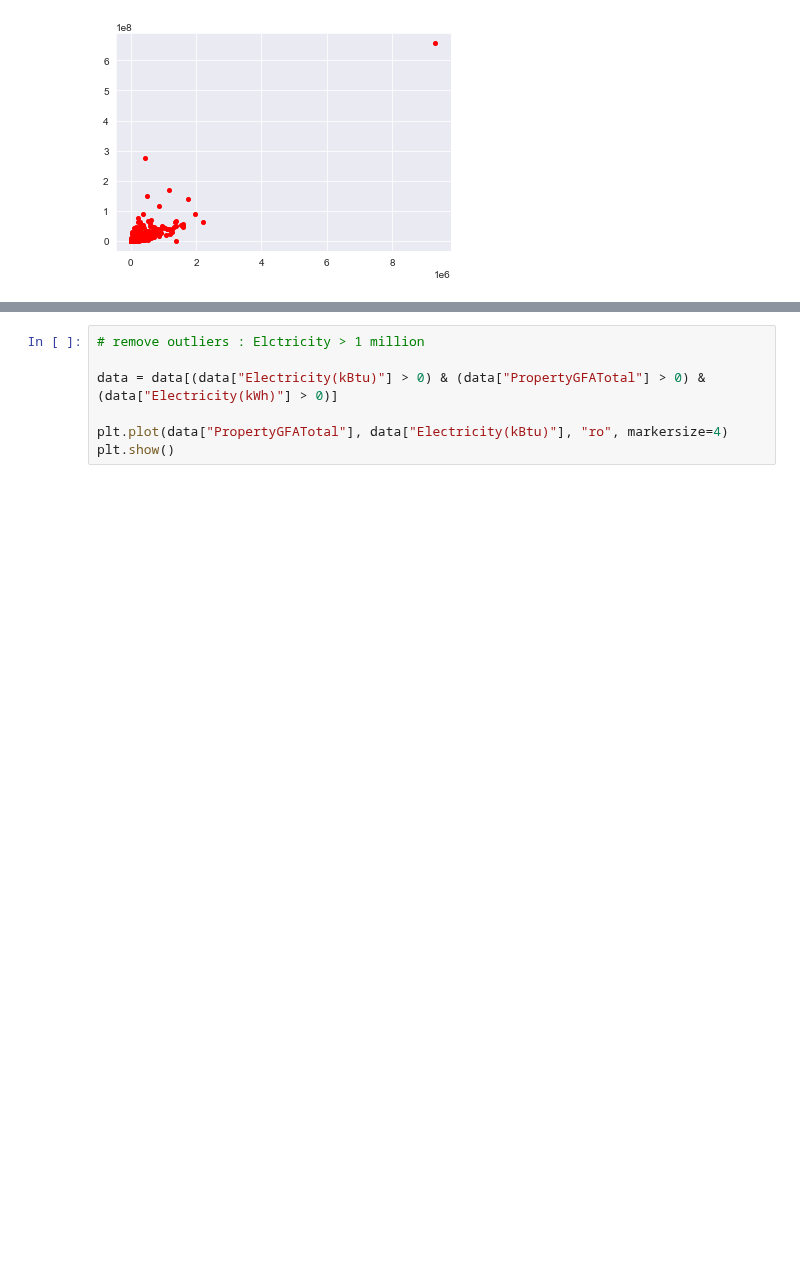
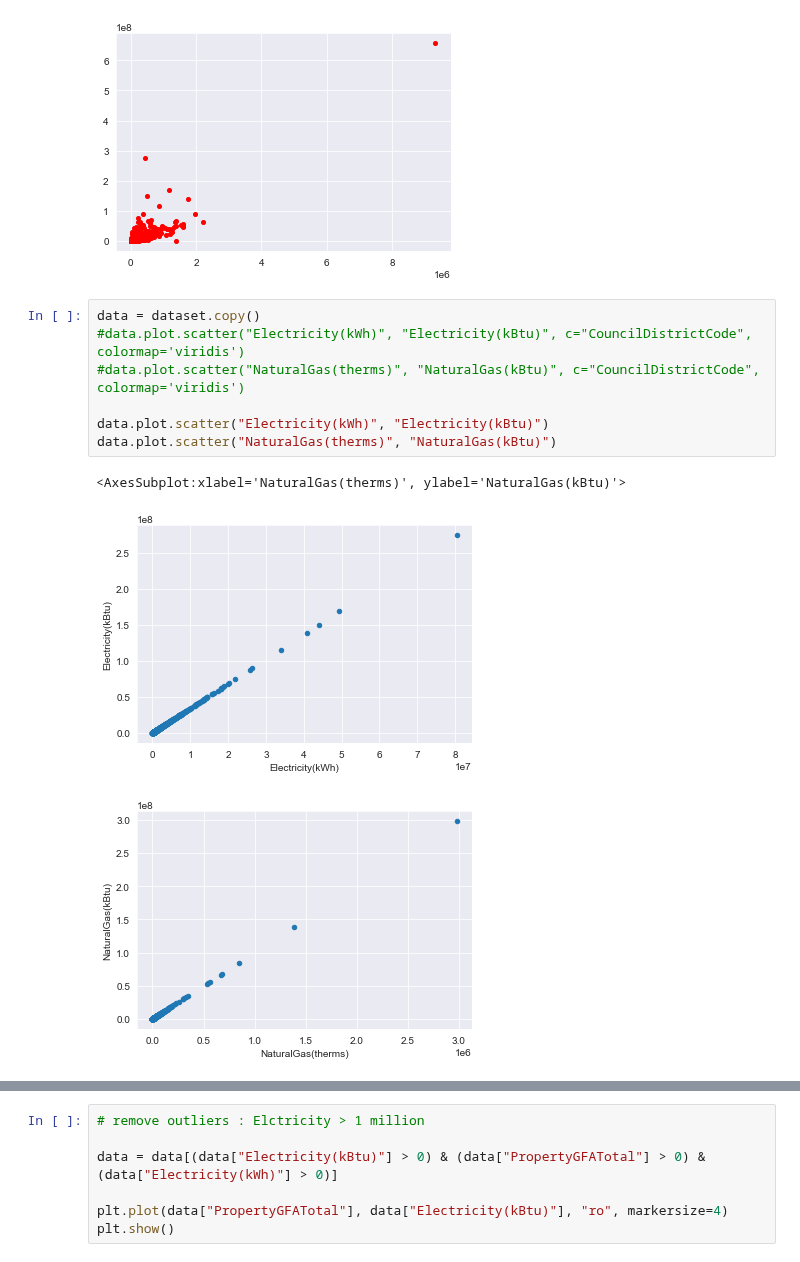
Before and after one commit to oumeima-elgharbi/P4_Data_Science_OpenClassrooms, a Jupyter notebook: P4_02_exploration.ipynb, the cells around one changed output, grey strips where cells are left out. Saved outputs shown, nothing was run; the diff lists cells and outputs as text; blank space fills up the shorter version.

```diff
--- a/P4_02_Linear_Regression.ipynb
+++ b/P4_02_exploration.ipynb
@@ -39,3 +82,14 @@ plt.plot(data["PropertyGFATotal"], data["Electricity(kBtu)"], "ro", markersize=4
 plt.show()
 # %% [output]
 [figure]
+# %%
+data = dataset.copy()
+#data.plot.scatter("Electricity(kWh)", "Electricity(kBtu)", c="CouncilDistrictCode", colormap='viridis')
+#data.plot.scatter("NaturalGas(therms)", "NaturalGas(kBtu)", c="CouncilDistrictCode", colormap='viridis')
+
+data.plot.scatter("Electricity(kWh)", "Electricity(kBtu)")
+data.plot.scatter("NaturalGas(therms)", "NaturalGas(kBtu)")
+# %% [output]
+<AxesSubplot:xlabel='NaturalGas(therms)', ylabel='NaturalGas(kBtu)'>
+[figure, added]
+[figure, added]
```
Also changed, not shown: parts of 11 cells of this notebook, 2 other files.
